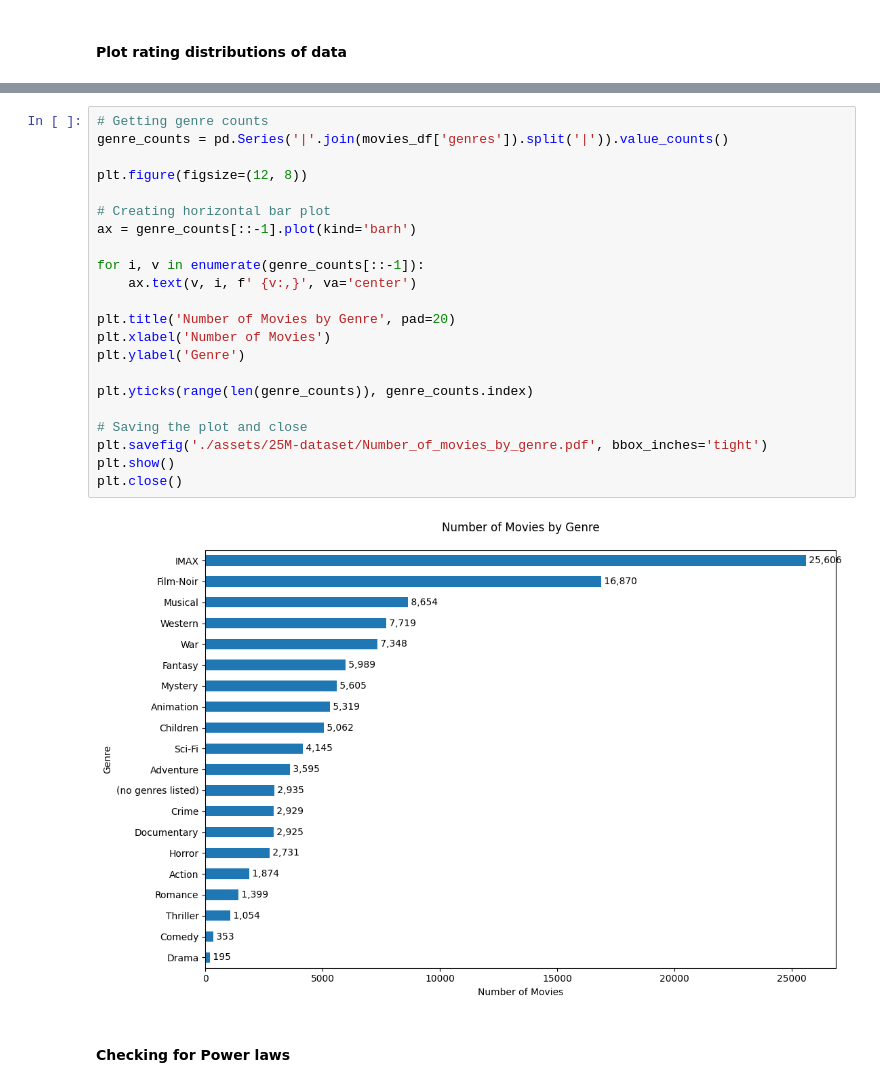
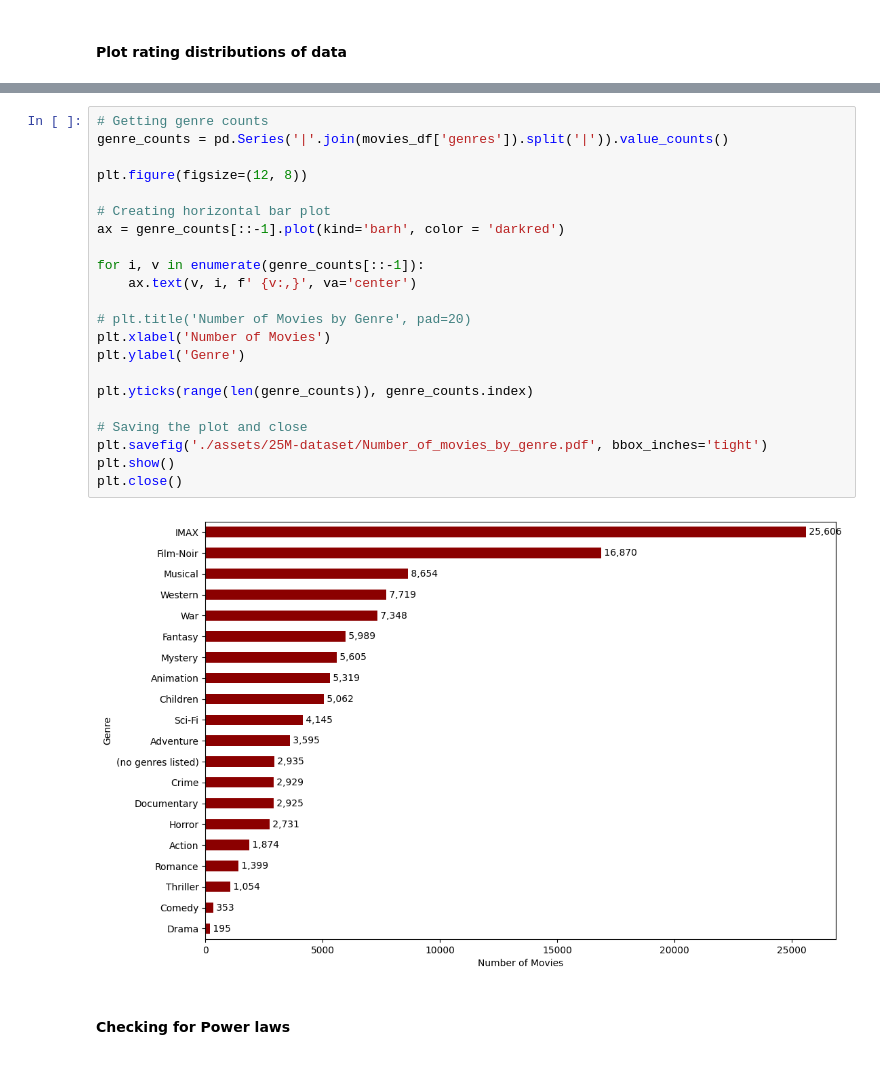
Before and after one commit to Bwhiz/Recommender-System-ALS, a Jupyter notebook: main.ipynb, the cells around one changed output, grey strips where cells are left out. Drawn from its saved outputs; the diff is of its cells as text.

```diff
--- a/main.ipynb
+++ b/main.ipynb
@@ -104,27 +116,27 @@ plt.close()
 # %%
 # Getting genre counts
 genre_counts = pd.Series('|'.join(movies_df['genres']).split('|')).value_counts()
 
 plt.figure(figsize=(12, 8))
 
 # Creating horizontal bar plot
-ax = genre_counts[::-1].plot(kind='barh')
+ax = genre_counts[::-1].plot(kind='barh', color = 'darkred')
 
 for i, v in enumerate(genre_counts[::-1]):
     ax.text(v, i, f' {v:,}', va='center')
 
-plt.title('Number of Movies by Genre', pad=20)
+# plt.title('Number of Movies by Genre', pad=20)
 plt.xlabel('Number of Movies')
 plt.ylabel('Genre')
 
 plt.yticks(range(len(genre_counts)), genre_counts.index)
 
 # Saving the plot and close
 plt.savefig('./assets/25M-dataset/Number_of_movies_by_genre.pdf', bbox_inches='tight')
 plt.show()
 plt.close()
 # %% [output]
-[figure, old version]
+[figure, new version]
 # %% [markdown]
 #### Checking for Power laws
 # %%
```
Also changed, not shown: parts of 18 cells of this notebook, 5 other files.
